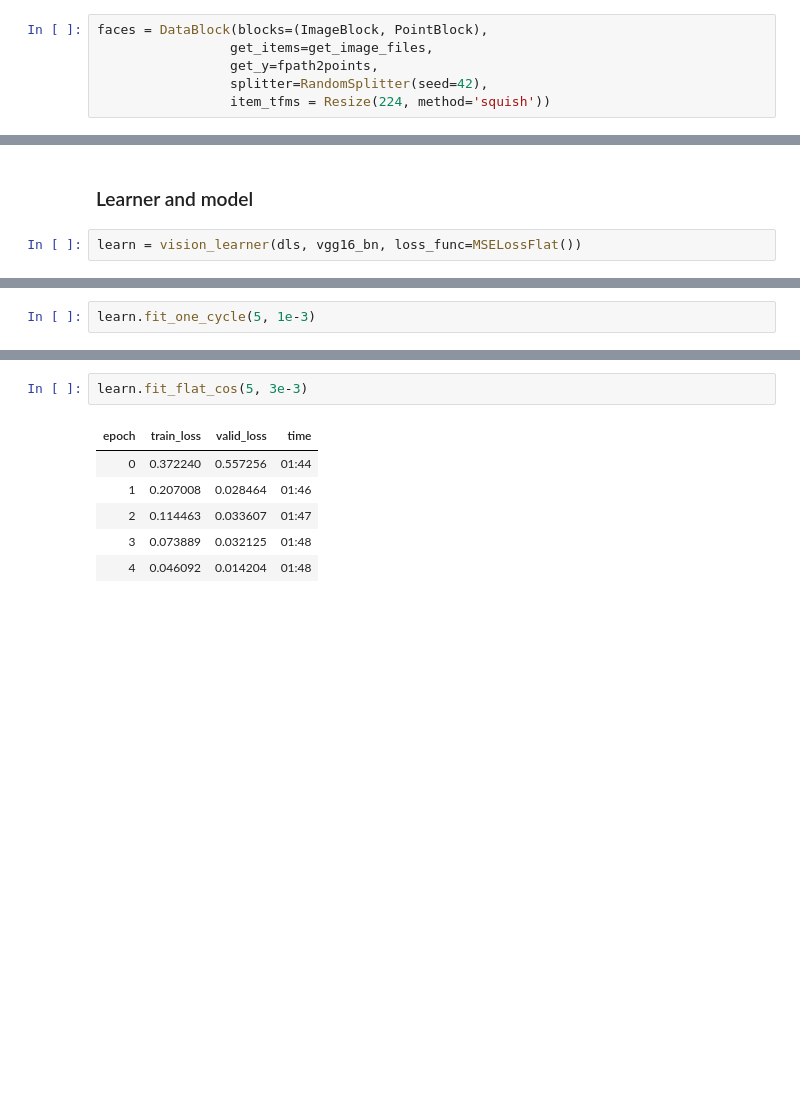
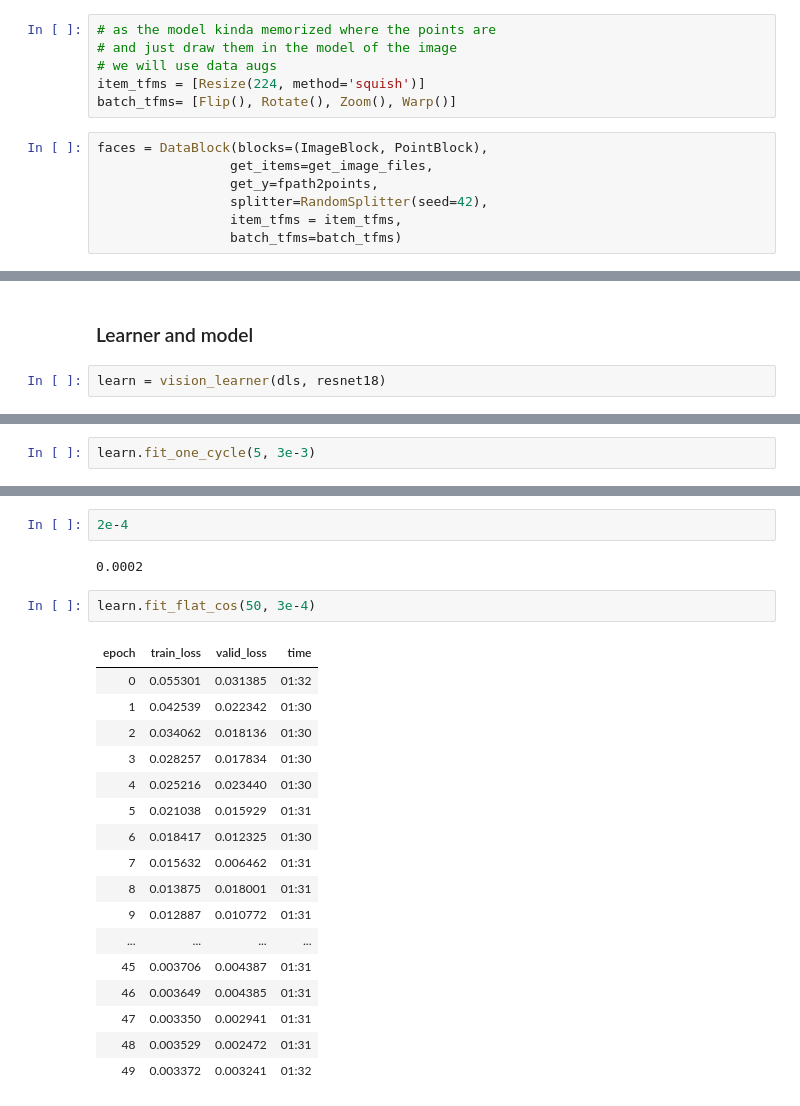
Before and after one commit to moaaztaha/Computer-Vision, a Jupyter notebook: Facial Keypoints Detection/Facial_Keypoints_Detection_04_FastAI.ipynb, the cells around one changed output, grey strips where cells are left out. Cells and saved outputs as stored; diff of their text form; blank space fills up the shorter version.

```diff
--- a/Facial Keypoints Detection/Facial_Keypoints_Detection_04_FastAI.ipynb
+++ b/Facial Keypoints Detection/Facial_Keypoints_Detection_04_FastAI.ipynb
@@ -27,12 +27,19 @@ im.to_thumb(160)
 # %% [output]
 (303, 288)
 [figure]
+# %%
+# as the model kinda memorized where the points are
+# and just draw them in the model of the image
+# we will use data augs
+item_tfms = [Resize(224, method='squish')]
+batch_tfms= [Flip(), Rotate(), Zoom(), Warp()]
 # %%
 faces = DataBlock(blocks=(ImageBlock, PointBlock),
                  get_items=get_image_files,
                  get_y=fpath2points,
                  splitter=RandomSplitter(seed=42),
-                 item_tfms = Resize(224, method='squish'))
+                 item_tfms = item_tfms,
+                 batch_tfms=batch_tfms)
 # %%
 faces.summary('data/training/')
 # %% [output]
@@ -68,7 +75,7 @@ dls.c
 # %% [markdown]
 ### Learner and model
 # %%
-learn = vision_learner(dls, vgg16_bn, loss_func=MSELossFlat())
+learn = vision_learner(dls, resnet18)
 # %%
 learn.lr_find()
 # %% [output]
@@ -78,4 +89,4 @@ SuggestedLRs(valley=0.0020892962347716093)
 # %%
-learn.fit_one_cycle(5, 1e-3)
+learn.fit_one_cycle(5, 3e-3)
 # %% [output]
 | epoch | train_loss | valid_loss | time |
@@ -99,12 +110,27 @@ SuggestedLRs(valley=0.0006918309954926372)
+# %%
+2e-4
+# %% [output]
+0.0002
 # %%
-learn.fit_flat_cos(5, 3e-3)
+learn.fit_flat_cos(50, 3e-4)
 # %% [output]
 | epoch | train_loss | valid_loss | time |
-| 0 | 0.372240 | 0.557256 | 01:44 |
-| 1 | 0.207008 | 0.028464 | 01:46 |
-| 2 | 0.114463 | 0.033607 | 01:47 |
-| 3 | 0.073889 | 0.032125 | 01:48 |
-| 4 | 0.046092 | 0.014204 | 01:48 |
+| 0 | 0.055301 | 0.031385 | 01:32 |
+| 1 | 0.042539 | 0.022342 | 01:30 |
+| 2 | 0.034062 | 0.018136 | 01:30 |
+| 3 | 0.028257 | 0.017834 | 01:30 |
+| 4 | 0.025216 | 0.023440 | 01:30 |
+| 5 | 0.021038 | 0.015929 | 01:31 |
+| 6 | 0.018417 | 0.012325 | 01:30 |
+| 7 | 0.015632 | 0.006462 | 01:31 |
+| 8 | 0.013875 | 0.018001 | 01:31 |
+| 9 | 0.012887 | 0.010772 | 01:31 |
+| ... | ... | ... | ... |
+| 45 | 0.003706 | 0.004387 | 01:31 |
+| 46 | 0.003649 | 0.004385 | 01:31 |
+| 47 | 0.003350 | 0.002941 | 01:31 |
+| 48 | 0.003529 | 0.002472 | 01:31 |
+| 49 | 0.003372 | 0.003241 | 01:32 |
 # %%
 learn.show_results()
 # %% [output]
```
Also changed, not shown: parts of 15 cells of this notebook.
